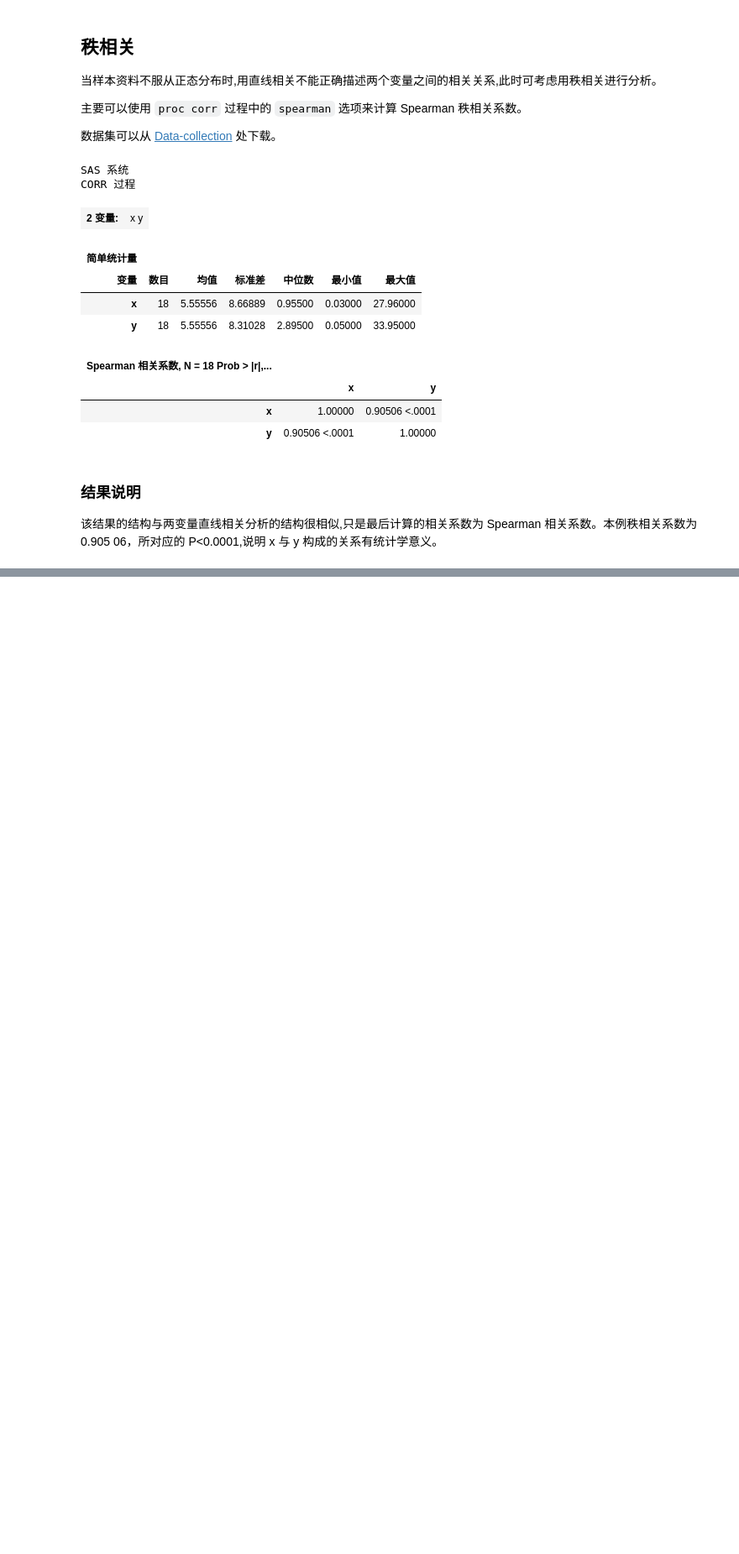
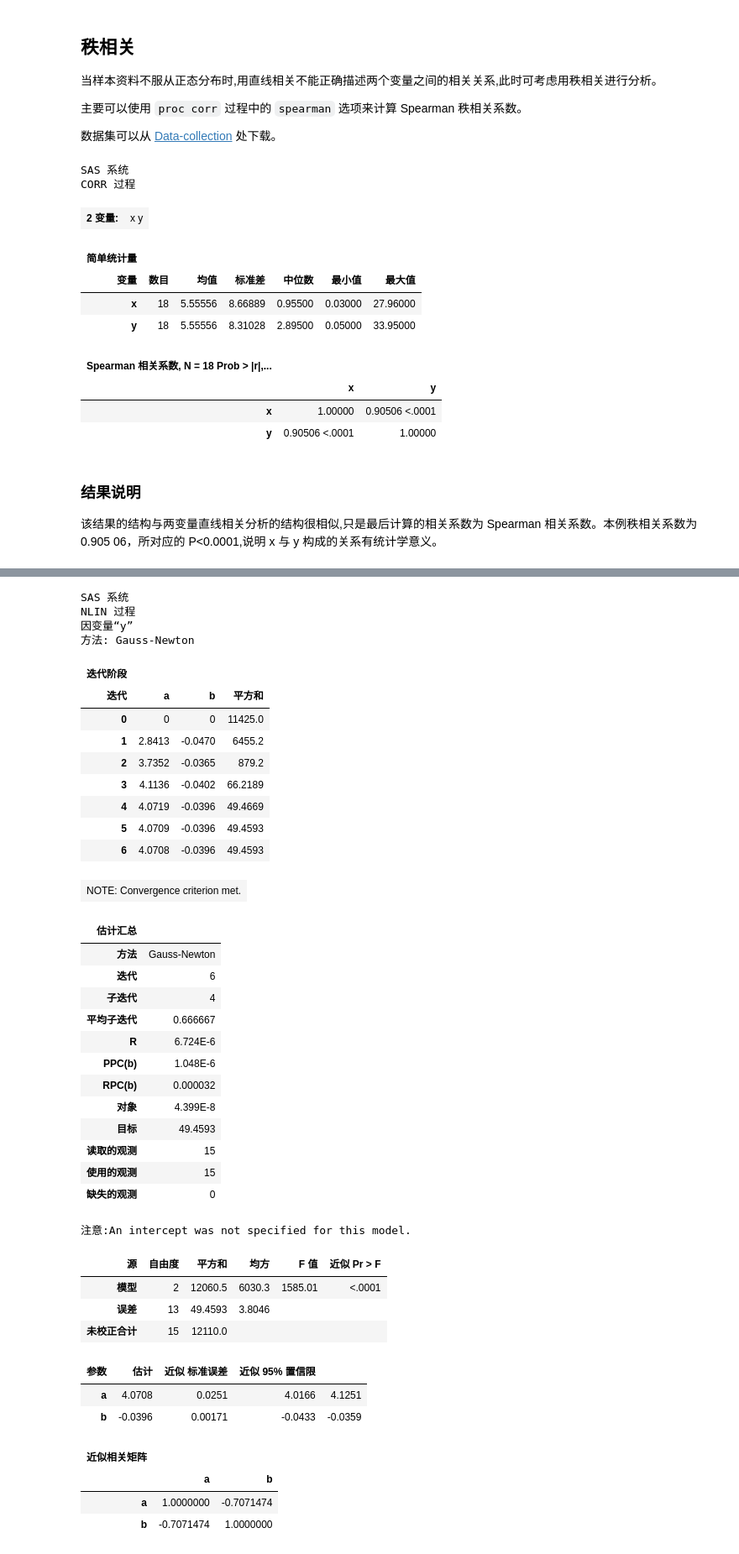
Before and after one commit to pumc-zhou/Med-Stat-Notes, a Jupyter notebook: Guide/SAS/25-06-04-SAS-corr-reg.ipynb, the cells around one changed output, grey strips where cells are left out. Shown at 84% size. Drawn from its saved outputs; the diff is of its cells as text; code cells hidden in the pictures; blank space fills up the shorter version.

```diff
--- a/Guide/SAS/25-06-04-SAS-corr-reg.ipynb
+++ b/Guide/SAS/25-06-04-SAS-corr-reg.ipynb
@@ -221,0 +277,54 @@ CORR 过程
+# %%
+%%SAS
+/*程序12-7*/
+data prg12_7;
+    input x y @@;
+cards;
+2 54 5 50 7 45 10 37 14 35 19 25 26
+20 31 16 34 18 38 13 45 8 52 11 53 8
+60 4 65 6
+;
+proc nlin data = prg12_7;
+    parms a=0 b=0;
+    model y=exp (a+b*x);
+run;
+# %% [output]
+SAS 系统
+NLIN 过程
+因变量“y”
+方法: Gauss-Newton
+| 迭代阶段 |  |  |  |
+| 迭代 | a | b | 平方和 |
+| 0 | 0 | 0 | 11425.0 |
+| 1 | 2.8413 | -0.0470 | 6455.2 |
+| 2 | 3.7352 | -0.0365 | 879.2 |
+| 3 | 4.1136 | -0.0402 | 66.2189 |
+| 4 | 4.0719 | -0.0396 | 49.4669 |
+| 5 | 4.0709 | -0.0396 | 49.4593 |
+| 6 | 4.0708 | -0.0396 | 49.4593 |
+| NOTE: Convergence criterion met. |
+| 估计汇总 |  |
+| 方法 | Gauss-Newton |
+| 迭代 | 6 |
+| 子迭代 | 4 |
+| 平均子迭代 | 0.666667 |
+| R | 6.724E-6 |
+| PPC(b) | 1.048E-6 |
+| RPC(b) | 0.000032 |
+| 对象 | 4.399E-8 |
+| 目标 | 49.4593 |
+| 读取的观测 | 15 |
+| 使用的观测 | 15 |
+| 缺失的观测 | 0 |
+注意:An intercept was not specified for this model.
+| 源 | 自由度 | 平方和 | 均方 | F 值 | 近似 Pr > F |
+| 模型 | 2 | 12060.5 | 6030.3 | 1585.01 | <.0001 |
+| 误差 | 13 | 49.4593 | 3.8046 |  |  |
+| 未校正合计 | 15 | 12110.0 |  |  |  |
+| 参数 | 估计 | 近似 标准误差 | 近似 95% 置信限 |  |
+| a | 4.0708 | 0.0251 | 4.0166 | 4.1251 |
+| b | -0.0396 | 0.00171 | -0.0433 | -0.0359 |
+| 近似相关矩阵 |  |  |
+|  | a | b |
+| a | 1.0000000 | -0.7071474 |
+| b | -0.7071474 | 1.0000000 |
```
Also changed, not shown: parts of 20 cells of this notebook, 5 other files.
